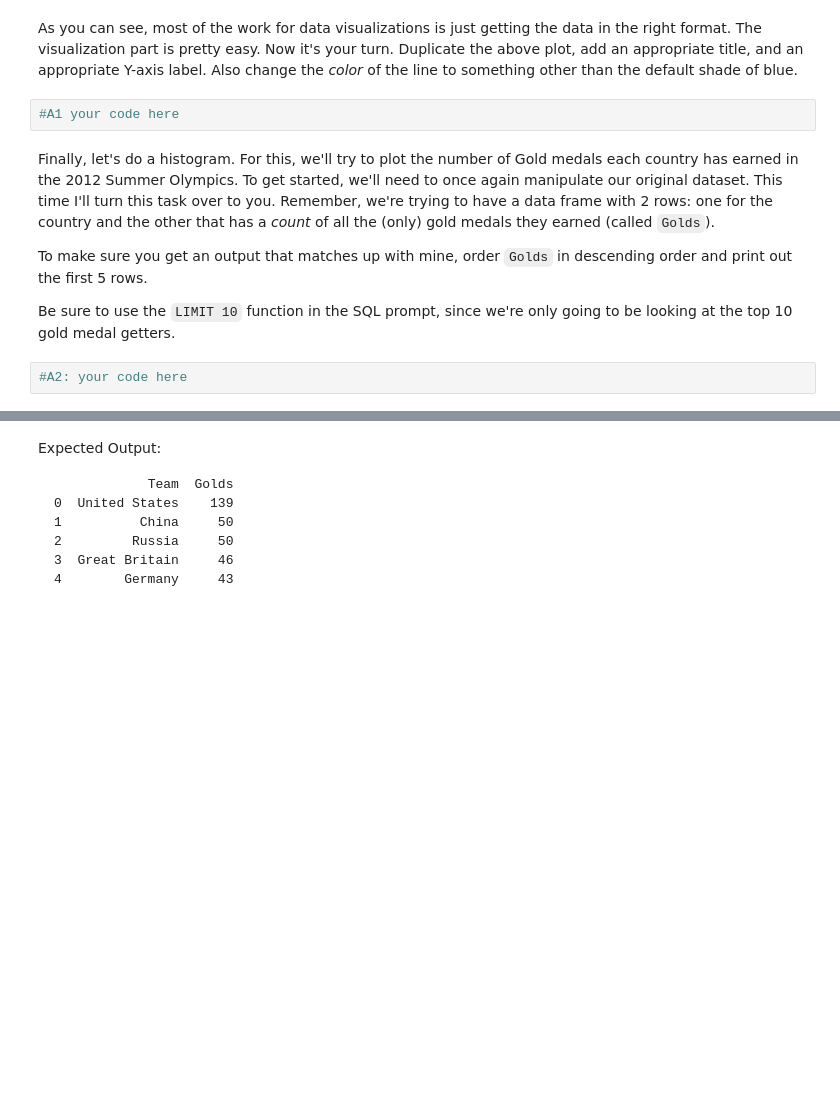
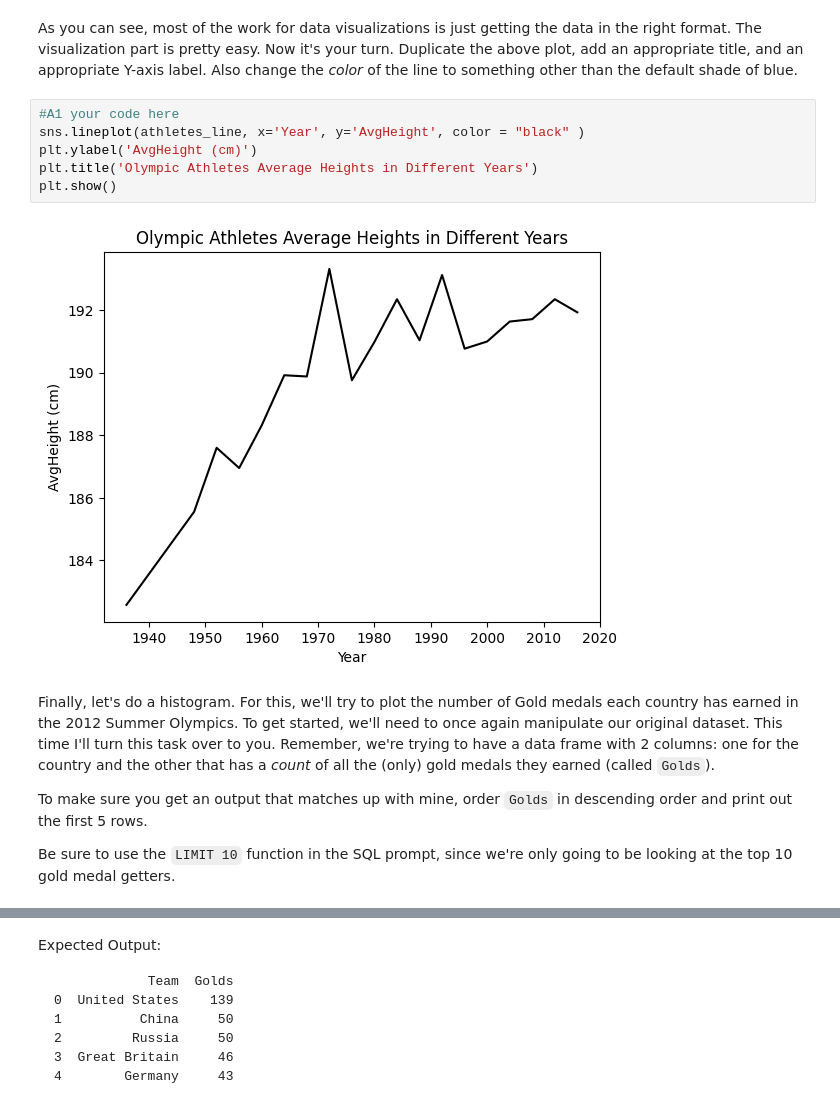
Before and after one commit to Stella0628/cdj_nme, a Jupyter notebook: workbook3.ipynb, the cells around one changed output, grey strips where cells are left out. Drawn from its saved outputs; the diff is of its cells as text; blank space fills up the shorter version.

```diff
--- a/workbook3.ipynb
+++ b/workbook3.ipynb
@@ -121,13 +121,17 @@ sns.lineplot(athletes_line, x='Year', y='AvgHeight')
 [figure]
 # %% [markdown]
 As you can see, most of the work for data visualizations is just getting the data in the right format. The visualization part is pretty easy. Now it's your turn. Duplicate the above plot, add an appropriate title, and an appropriate Y-axis label. Also change the *color* of the line to something other than the default shade of blue.
-# %%
-#A1 your code here
+# %%
+#A1 your code here
+sns.lineplot(athletes_line, x='Year', y='AvgHeight', color = "black" )
+plt.ylabel('AvgHeight (cm)')
+plt.title('Olympic Athletes Average Heights in Different Years')
+plt.show()
+# %% [output]
+[figure, added]
 # %% [markdown]
-Finally, let's do a histogram. For this, we'll try to plot the number of Gold medals each country has earned in the 2012 Summer Olympics. To get started, we'll need to once again manipulate our original dataset. This time I'll turn this task over to you. Remember, we're trying to have a data frame with 2 rows: one for the country and the other that has a *count* of all the (only) gold medals they earned (called `Golds`).
+Finally, let's do a histogram. For this, we'll try to plot the number of Gold medals each country has earned in the 2012 Summer Olympics. To get started, we'll need to once again manipulate our original dataset. This time I'll turn this task over to you. Remember, we're trying to have a data frame with 2 columns: one for the country and the other that has a *count* of all the (only) gold medals they earned (called `Golds`).
 
 To make sure you get an output that matches up with mine, order `Golds` in descending order and print out the first 5 rows.
 
 Be sure to use the `LIMIT 10` function in the SQL prompt, since we're only going to be looking at the top 10 gold medal getters.
-# %%
-#A2: your code here
```
Also changed, not shown: parts of 8 cells of this notebook.
